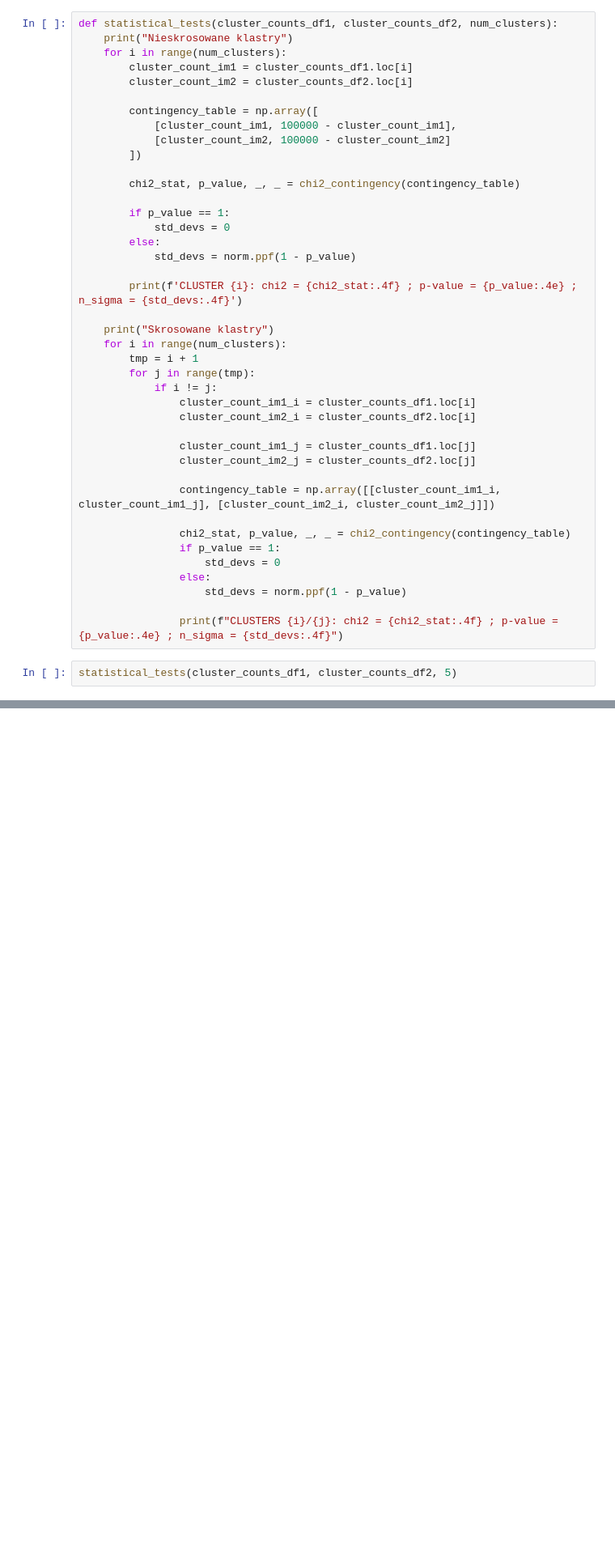
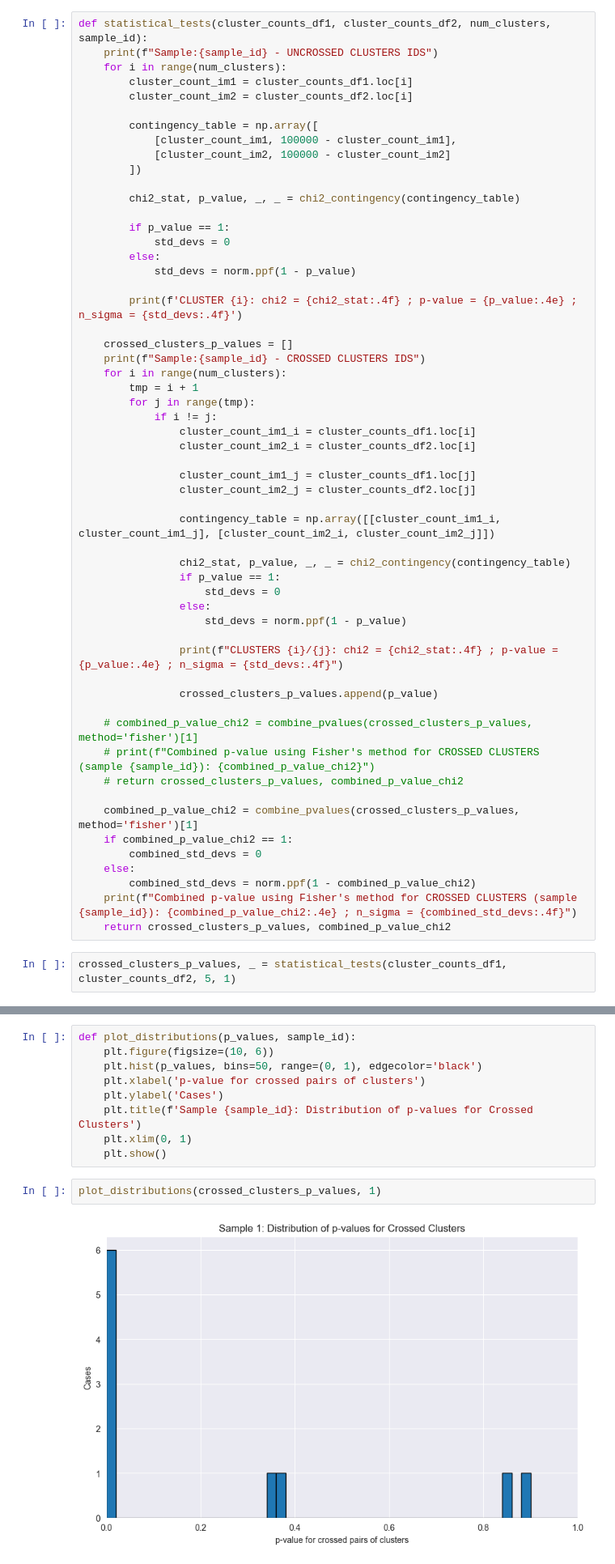
Before and after one commit to PsimonL/MachinLearningProject, a Jupyter notebook: Project.ipynb, the cells around one changed output, grey strips where cells are left out. Shown at 81% size. Drawn from its saved outputs; the diff is of its cells as text; blank space fills up the shorter version.

Commit message:
fisher for combines crossed clusters per sample with sigma value

```diff
--- a/Project.ipynb
+++ b/Project.ipynb
@@ -388,8 +387,8 @@ cluster
 3           15449     15951    0.968529
 4           24326     24791    0.981243
 # %%
-def statistical_tests(cluster_counts_df1, cluster_counts_df2, num_clusters):
-    print("Nieskrosowane klastry")
+def statistical_tests(cluster_counts_df1, cluster_counts_df2, num_clusters, sample_id):
+    print(f"Sample:{sample_id} - UNCROSSED CLUSTERS IDS")
     for i in range(num_clusters):
         cluster_count_im1 = cluster_counts_df1.loc[i]
         cluster_count_im2 = cluster_counts_df2.loc[i]
@@ -408,7 +407,8 @@ def statistical_tests(cluster_counts_df1, cluster_counts_df2, num_clusters):
 
         print(f'CLUSTER {i}: chi2 = {chi2_stat:.4f} ; p-value = {p_value:.4e} ; n_sigma = {std_devs:.4f}')
 
-    print("Skrosowane klastry")
+    crossed_clusters_p_values = []
+    print(f"Sample:{sample_id} - CROSSED CLUSTERS IDS")
     for i in range(num_clusters):
         tmp = i + 1
         for j in range(tmp):
@@ -428,6 +428,20 @@ def statistical_tests(cluster_counts_df1, cluster_counts_df2, num_clusters):
                     std_devs = norm.ppf(1 - p_value)
 
                 print(f"CLUSTERS {i}/{j}: chi2 = {chi2_stat:.4f} ; p-value = {p_value:.4e} ; n_sigma = {std_devs:.4f}")
+
+                crossed_clusters_p_values.append(p_value)
+
+    # combined_p_value_chi2 = combine_pvalues(crossed_clusters_p_values, method='fisher')[1]
+    # print(f"Combined p-value using Fisher's method for CROSSED CLUSTERS (sample {sample_id}): {combined_p_value_chi2}")
+    # return crossed_clusters_p_values, combined_p_value_chi2
+
+    combined_p_value_chi2 = combine_pvalues(crossed_clusters_p_values, method='fisher')[1]
+    if combined_p_value_chi2 == 1:
+        combined_std_devs = 0
+    else:
+        combined_std_devs = norm.ppf(1 - combined_p_value_chi2)
+    print(f"Combined p-value using Fisher's method for CROSSED CLUSTERS (sample {sample_id}): {combined_p_value_chi2:.4e} ; n_sigma = {combined_std_devs:.4f}")
+    return crossed_clusters_p_values, combined_p_value_chi2
 # %%
-statistical_tests(cluster_counts_df1, cluster_counts_df2, 5)
+crossed_clusters_p_values, _ = statistical_tests(cluster_counts_df1, cluster_counts_df2, 5, 1)
 # %% [output]
@@ -451,3 +466,16 @@ CLUSTERS 4/3: chi2 = 0.8014 ; p-value = 3.7067e-01 ; n_sigma = 0.3301
+# %%
+def plot_distributions(p_values, sample_id):
+    plt.figure(figsize=(10, 6))
+    plt.hist(p_values, bins=50, range=(0, 1), edgecolor='black')
+    plt.xlabel('p-value for crossed pairs of clusters')
+    plt.ylabel('Cases')
+    plt.title(f'Sample {sample_id}: Distribution of p-values for Crossed Clusters')
+    plt.xlim(0, 1)
+    plt.show()
+# %%
+plot_distributions(crossed_clusters_p_values, 1)
+# %% [output]
+[figure, added]
 # %% [markdown]
 H0: Obraz -1 i 1 są różne.
 H1 (alterantywna): Obraz -1 i 1 są takie same.
```
Also changed, not shown: parts of 5 cells of this notebook.
